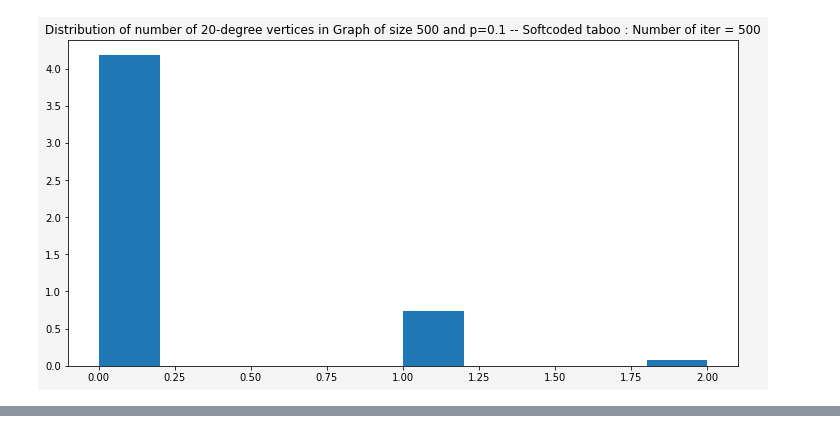
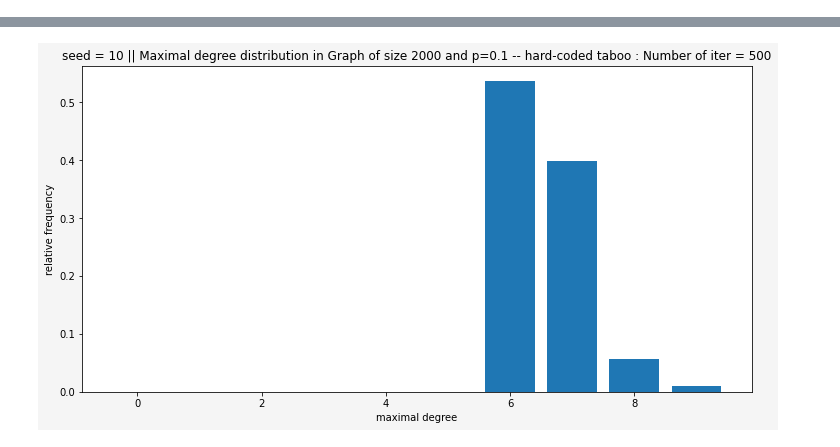
Before and after one commit to somak135/diss_rg, a Jupyter notebook: python env and code/code1.ipynb, the cells around one changed output, grey strips where cells are left out. Saved outputs shown, nothing was run; the diff lists cells and outputs as text; code cells hidden in the pictures.

```diff
--- a/python env and code/code1.ipynb
+++ b/python env and code/code1.ipynb
@@ -206,4 +0,0 @@ x7 = degree_seq_plot_softselect(500,.1,10,500)
-# %%
-x8 = degree_seq_plot_softselect(500,.1,20,500)
-# %% [output]
-[figure, removed]
@@ -209,0 +78,4 @@ x8 = degree_seq_plot_softselect(500,.1,20,500)
+# %%
+%%time
+x11 = maximal_plot(2000,.1,500,mode = "hard",seed=10)
+# %% [output]
@@ -209,0 +84 @@ x8 = degree_seq_plot_softselect(500,.1,20,500)
+[figure, added]
```
Also changed, not shown: parts of 40 cells of this notebook, 43 other files.
